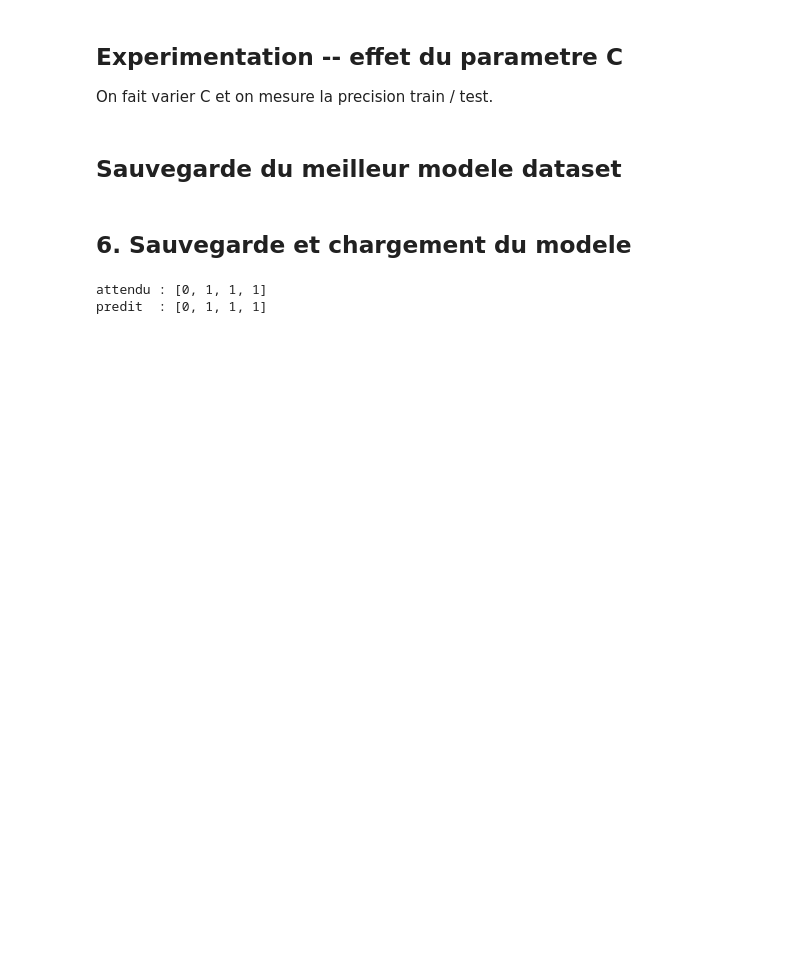
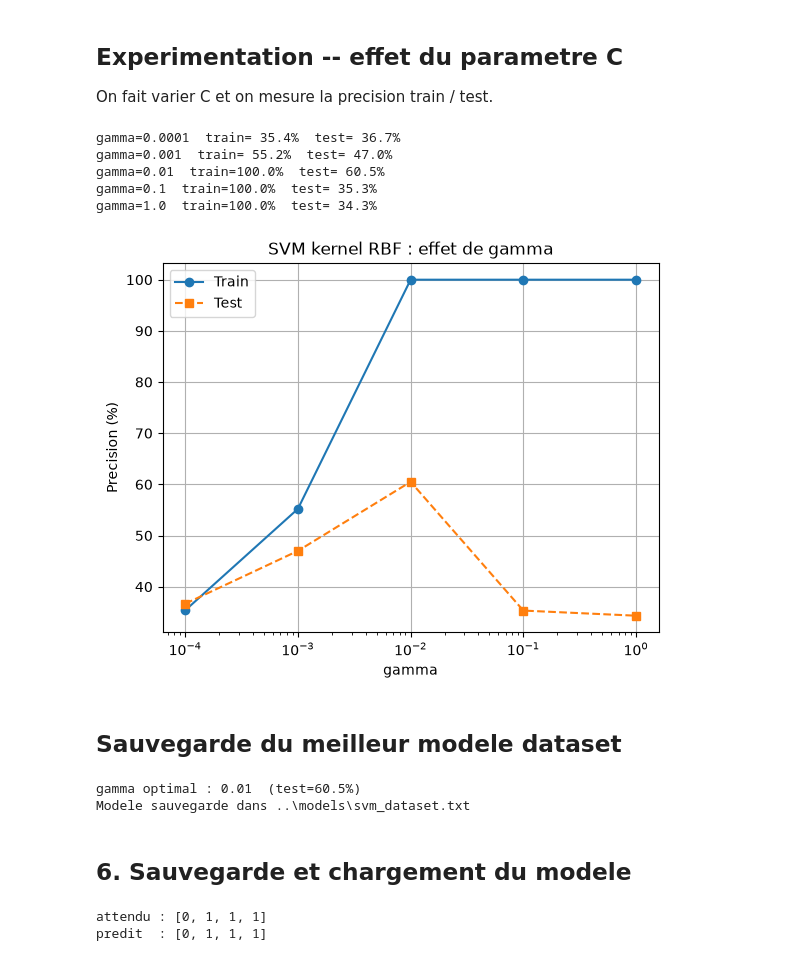
Before and after one commit to AbdelkrimAKKAL/Projet_Annual_IA, a Jupyter notebook: jupyter/svm.ipynb, the cells around one changed output. Saved outputs shown, nothing was run; the diff lists cells and outputs as text; code cells hidden in the pictures; blank space fills up the shorter version.

Commit message:
feat: SVM dataset réel kernel RBF 32x32 couleur 60.5%

```diff
--- a/jupyter/svm.ipynb
+++ b/jupyter/svm.ipynb
@@ -187,25 +183,9 @@ Images 32x32 niveaux de gris, normalisees dans [-0.5, 0.5].
 # %%
 from functions import load_dataset
 
-MAX_PAR_CLASSE = 150
 DATASET_DIR = os.path.abspath(os.path.join("..", "dataset"))
 
-X_train_full, y_train_full = load_dataset(os.path.join(DATASET_DIR, "train_dataset"))
-X_test_full,  y_test_full  = load_dataset(os.path.join(DATASET_DIR, "test_dataset"))
-
-# On limite a MAX_PAR_CLASSE images par classe (0=chats, 1=chiens, 2=autres)
-def limiter(X, Y, n):
-    result_X, result_Y = [], []
-    compteurs = {}
-    for x, y in zip(X, Y):
-        compteurs[y] = compteurs.get(y, 0)
-        if compteurs[y] < n:
-            result_X.append(list(x))  # ctypes -> liste Python
-            result_Y.append(y)
-            compteurs[y] += 1
-    return result_X, result_Y
-
-X_train, y_train = limiter(X_train_full, y_train_full, MAX_PAR_CLASSE)
-X_test,  y_test  = limiter(X_test_full,  y_test_full,  MAX_PAR_CLASSE)
+X_train, y_train = load_dataset(os.path.join(DATASET_DIR, "train_dataset"), target_size=(32, 32), color=True)
+X_test,  y_test  = load_dataset(os.path.join(DATASET_DIR, "test_dataset"),  target_size=(32, 32), color=True)
 
 print(f"Train : {len(X_train)} images | Test : {len(X_test)} images")
@@ -272,39 +259,46 @@ plt.show()
 
 On fait varier C et on mesure la precision train / test.
 # %%
-valeurs_C = [0.01, 0.1, 1.0, 10.0, 100.0]
+valeurs_gamma = [0.0001, 0.001, 0.01, 0.1, 1.0]
 accs_train = []
 accs_test  = []
 
-for C_val in valeurs_C:
-    m = entrainer_svm(X_train, y_train, nb_classes=3, C=C_val)
+for gamma_val in valeurs_gamma:
+    m = entrainer_svm(X_train, y_train, nb_classes=3, kernel="rbf", gamma=gamma_val)
     accs_train.append(precision_svm(m, X_train, y_train))
     accs_test.append(precision_svm(m, X_test,  y_test))
     lib.destroy_svm_model(m)
-    print(f"C={C_val:6}  train={accs_train[-1]:5.1f}%  test={accs_test[-1]:5.1f}%")
+    print(f"gamma={gamma_val}  train={accs_train[-1]:5.1f}%  test={accs_test[-1]:5.1f}%")
 
 plt.figure()
-plt.semilogx(valeurs_C, accs_train, "o-", label="Train")
-plt.semilogx(valeurs_C, accs_test,  "s--", label="Test")
-plt.xlabel("C")
+plt.semilogx(valeurs_gamma, accs_train, "o-", label="Train")
+plt.semilogx(valeurs_gamma, accs_test,  "s--", label="Test")
+plt.xlabel("gamma")
 plt.ylabel("Precision (%)")
-plt.title("SVM lineaire : effet de C")
+plt.title("SVM kernel RBF : effet de gamma")
 plt.legend()
 plt.grid(True)
 plt.show()
+# %% [output]
+gamma=0.0001  train= 35.4%  test= 36.7%
+gamma=0.001  train= 55.2%  test= 47.0%
+gamma=0.01  train=100.0%  test= 60.5%
+gamma=0.1  train=100.0%  test= 35.3%
+gamma=1.0  train=100.0%  test= 34.3%
+[figure, added]
 # %% [markdown]
 ## Sauvegarde du meilleur modele dataset
 # %%
-C_optimal = valeurs_C[accs_test.index(max(accs_test))]
-print(f"C optimal : {C_optimal}  (test={max(accs_test):.1f}%)")
-
-model_best = entrainer_svm(X_train, y_train, nb_classes=3, C=C_optimal)
+gamma_optimal = valeurs_gamma[accs_test.index(max(accs_test))]
+print(f"gamma optimal : {gamma_optimal}  (test={max(accs_test):.1f}%)")
 
 chemin_dataset = os.path.join("..", "models", "svm_dataset.txt")
 os.makedirs(os.path.join("..", "models"), exist_ok=True)
-lib.save_svm(model_best, chemin_dataset.encode())
-lib.destroy_svm_model(model_best)
+lib.save_svm(model_dataset, chemin_dataset.encode())
 print(f"Modele sauvegarde dans {chemin_dataset}")
+# %% [output]
+gamma optimal : 0.01  (test=60.5%)
+Modele sauvegarde dans ..\models\svm_dataset.txt
 # %% [markdown]
 ## 6. Sauvegarde et chargement du modele
 # %%
```
Also changed, not shown: parts of 11 cells of this notebook, 1 other file.
